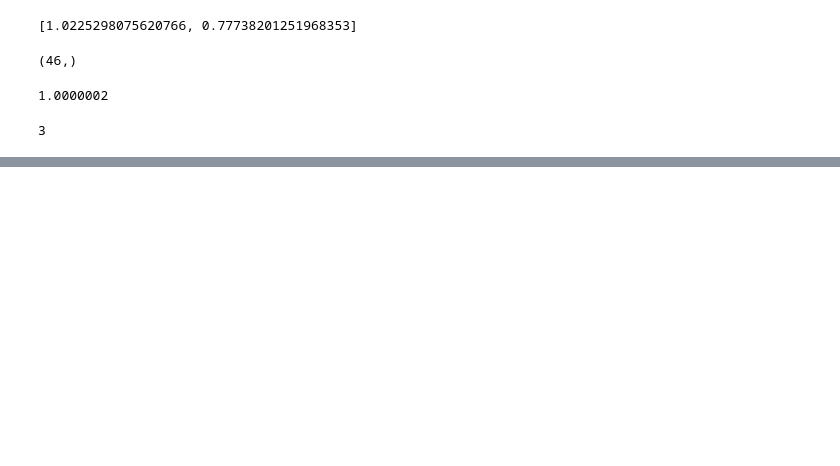
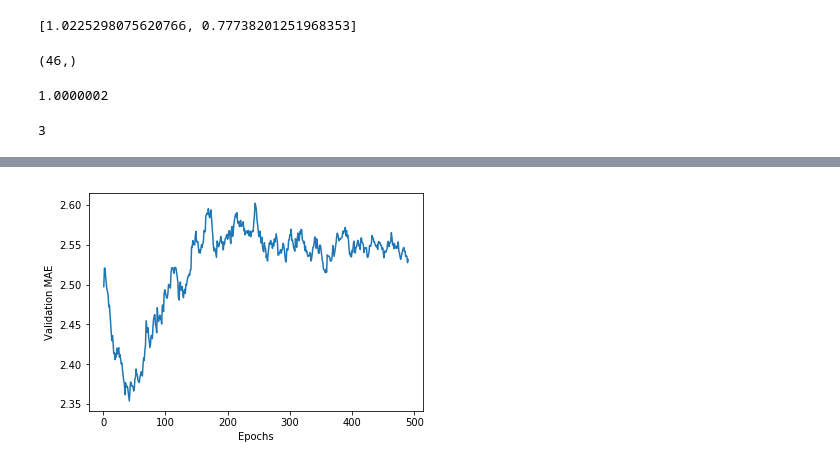
Before and after one commit to Xueping/DL_Tutorial, a Jupyter notebook: DL- Deep Learning with Python Keras.ipynb, the cells around one changed output, grey strips where cells are left out. Saved outputs shown, nothing was run; the diff lists cells and outputs as text; code cells hidden in the pictures; blank space fills up the shorter version.

```diff
--- a/DL- Deep Learning with Python Keras.ipynb
+++ b/DL- Deep Learning with Python Keras.ipynb
@@ -496,0 +524,15 @@ np.argmax(predictions[0])
+# %%
+#Building network
+from keras import models
+from keras import layers
+
+def build_model():
+    # Because we will need to instantiate
+    # the same model multiple time,
+    # we use a function to construct it.
+    model = models.Sequential()
+    model.add(layers.Dense(64, activation='relu',input_shape=(train_data.shape[1],)))
+    model.add(layers.Dense(64, activation='relu'))
+    model.add(layers.Dense(1))
+    model.compile(optimizer='rmsprop', loss='mse', metrics=['mae'])
+    return model
@@ -496,0 +627,20 @@ np.argmax(predictions[0])
+# %%
+#Plotting validation scores - excluding the first 10 data points
+def smooth_curve(points, factor=0.9):
+    smoothed_points = []
+    for point in points:
+        if smoothed_points:
+            previous = smoothed_points[-1]
+            smoothed_points.append(previous * factor + point * (1 - factor))
+        else:
+            smoothed_points.append(point)
+    return smoothed_points
+
+smooth_mae_history = smooth_curve(average_mae_history[10:])
+
+plt.plot(range(1, len(smooth_mae_history) + 1), smooth_mae_history)
+plt.xlabel('Epochs')
+plt.ylabel('Validation MAE')
+plt.show()
+# %% [output]
+[figure, added]
```
Also changed, not shown: parts of 17 cells of this notebook, 4 other files.
